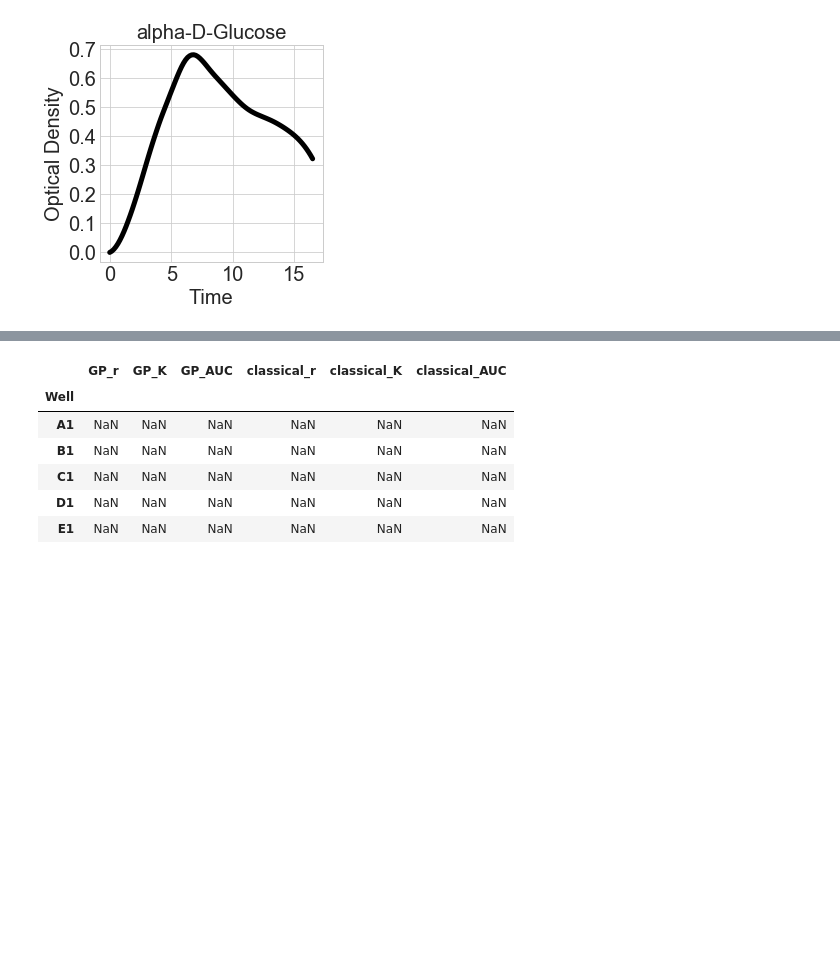
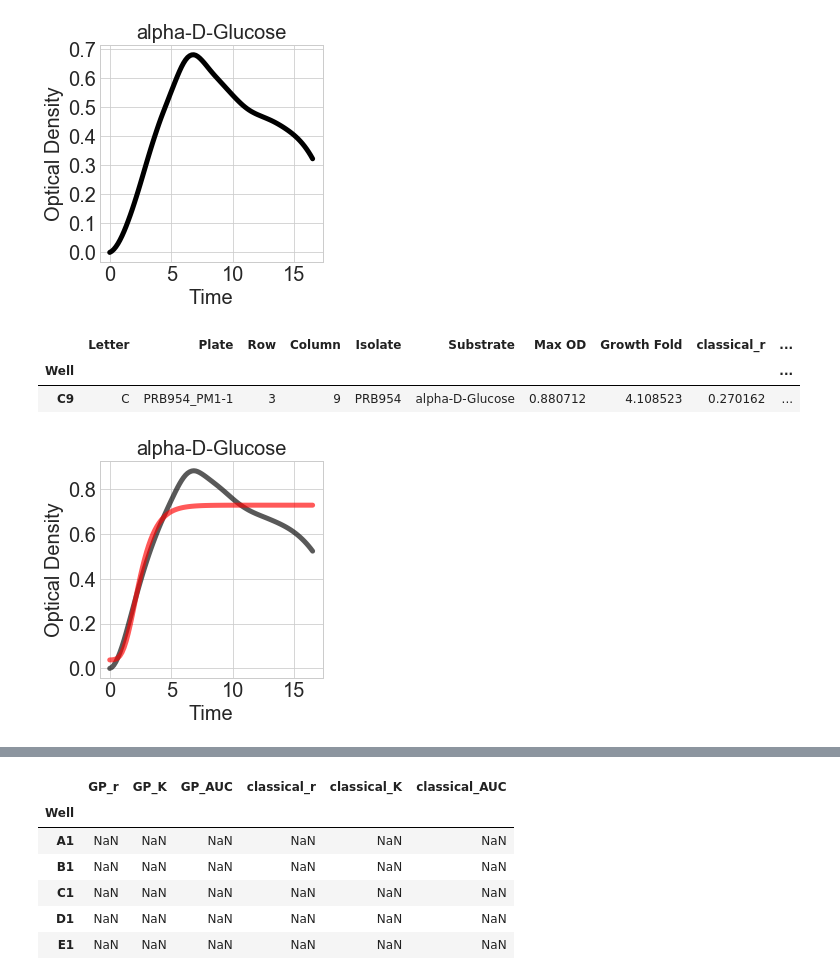
Before and after one commit to firasmidani/phenotypic-characterization, a Jupyter notebook: examples/2019-04-20-biolog-workflow-single-plate-test-case.ipynb, the cells around one changed output, grey strips where cells are left out. Drawn from its saved outputs; the diff is of its cells as text; code cells hidden in the pictures; blank space fills up the shorter version.

Commit message:
demonstrate how to parse individual model parameters and qualitatively evaluate model fit

```diff
--- a/examples/2019-04-20-biolog-workflow-single-plate-test-case.ipynb
+++ b/examples/2019-04-20-biolog-workflow-single-plate-test-case.ipynb
@@ -208,3 +208,20 @@ temp.subtractControl();
 temp.extractGrowthData({'Substrate':['alpha-D-Glucose']}).plot();
 # %% [output]
 [figure]
+# %%
+temp = copy.copy(plate)
+growth = temp.extractGrowthData({'Substrate':['alpha-D-Glucose']});
+
+model_fit = GrowthMetrics(growth)
+model_fit.Classical(gompertz)
+model_fit.inferClassicalDynamics()
+model_fit.predictClasscial()
+
+model_fit.plot();
+
+model_fit.key
+# %% [output]
+|  | Letter | Plate | Row | Column | Isolate | Substrate | Max OD | Growth Fold | classical_r | ... |
+| Well |  |  |  |  |  |  |  |  |  | ... |
+| C9 | C | PRB954_PM1-1 | 3 | 9 | PRB954 | alpha-D-Glucose | 0.880712 | 4.108523 | 0.270162 | ... |
+[figure, added]
```
Also changed, not shown: parts of 2 cells of this notebook.
